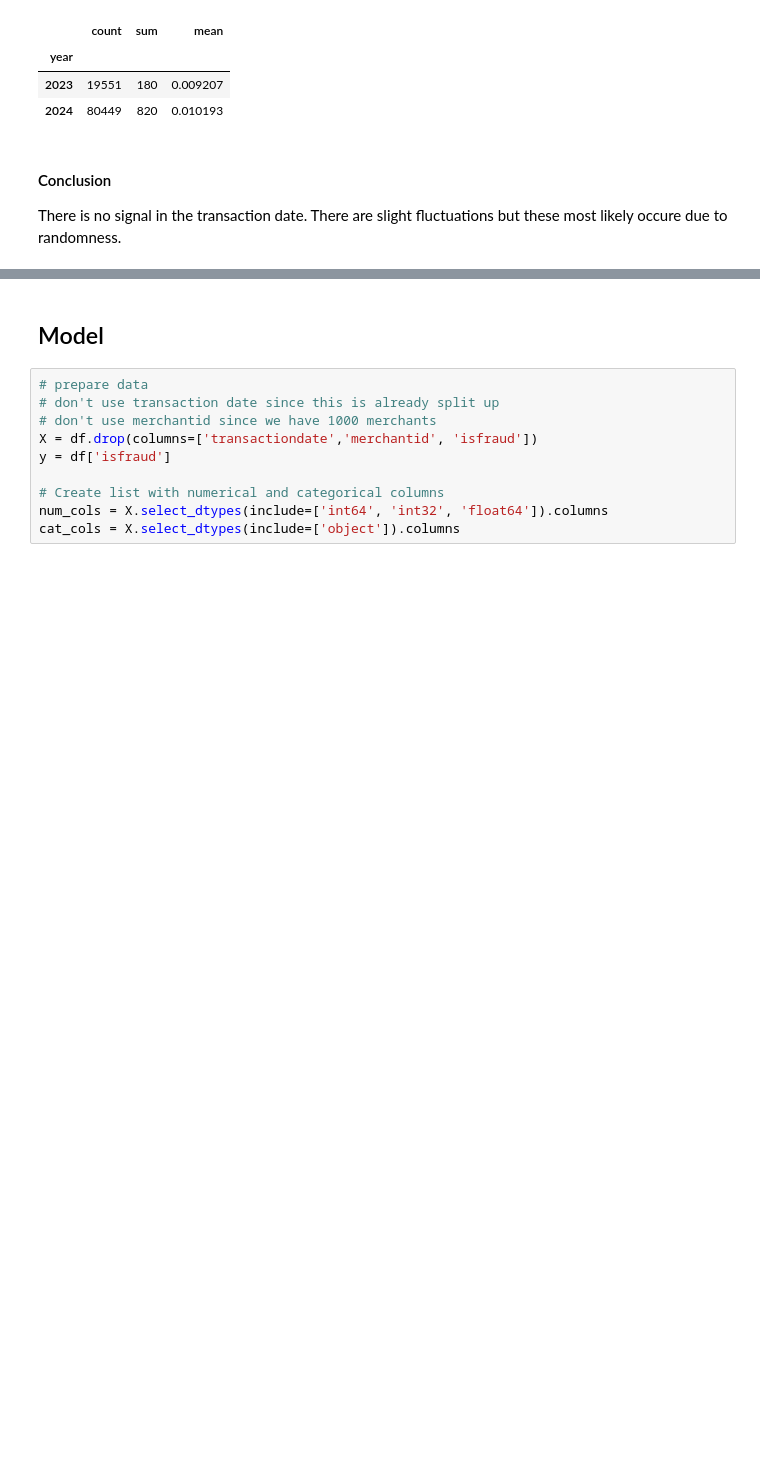
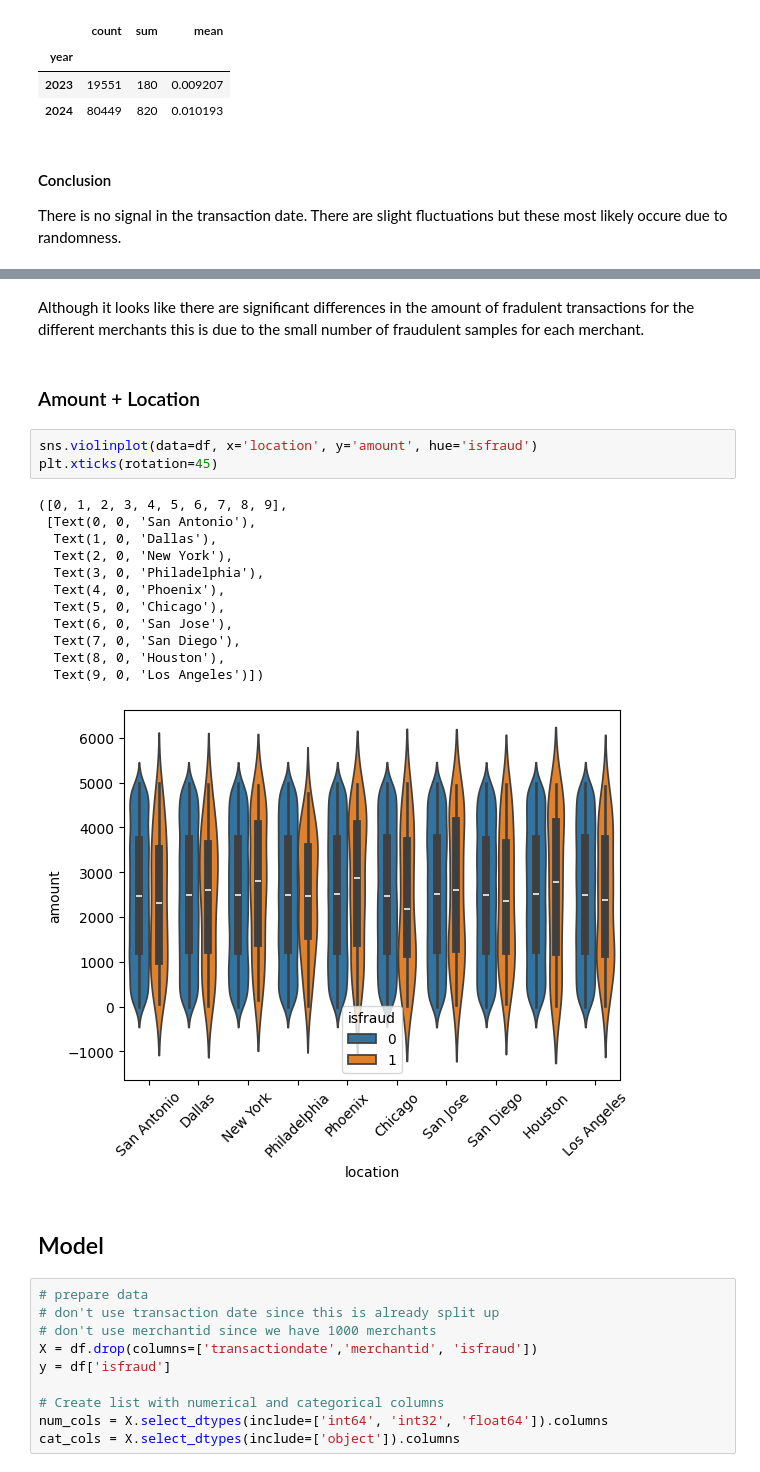
Before and after one commit to jalbersdoerfer/credit-card-fraud-detection, a Jupyter notebook: credit_card_fraud.ipynb, the cells around one changed output, grey strips where cells are left out. Drawn from its saved outputs; the diff is of its cells as text; blank space fills up the shorter version.

```diff
--- a/credit_card_fraud.ipynb
+++ b/credit_card_fraud.ipynb
@@ -482,3 +605,23 @@ There is no signal in the transaction date. There are slight fluctuations but th
+# %% [markdown]
+Although it looks like there are significant differences in the amount of fradulent transactions for the different merchants this is due to the small number of fraudulent samples for each merchant.
+# %% [markdown]
+### Amount + Location
+# %%
+sns.violinplot(data=df, x='location', y='amount', hue='isfraud')
+plt.xticks(rotation=45)
+# %% [output]
+([0, 1, 2, 3, 4, 5, 6, 7, 8, 9],
+ [Text(0, 0, 'San Antonio'),
+  Text(1, 0, 'Dallas'),
+  Text(2, 0, 'New York'),
+  Text(3, 0, 'Philadelphia'),
+  Text(4, 0, 'Phoenix'),
+  Text(5, 0, 'Chicago'),
+  Text(6, 0, 'San Jose'),
+  Text(7, 0, 'San Diego'),
+  Text(8, 0, 'Houston'),
+  Text(9, 0, 'Los Angeles')])
+[figure, added]
 # %% [markdown]
 ## Model
 # %%
```
Also changed, not shown: parts of 16 cells of this notebook, 1 other file.
